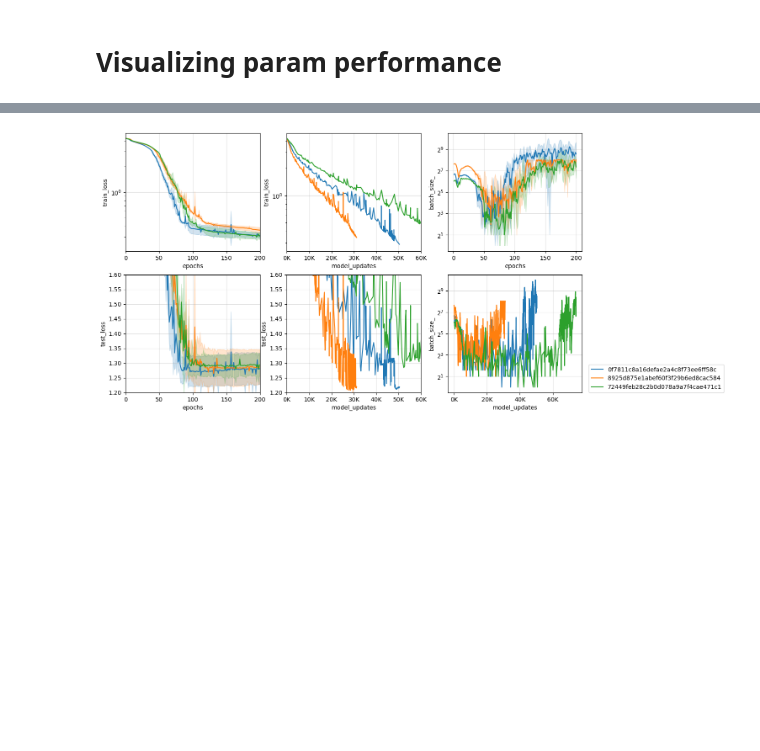
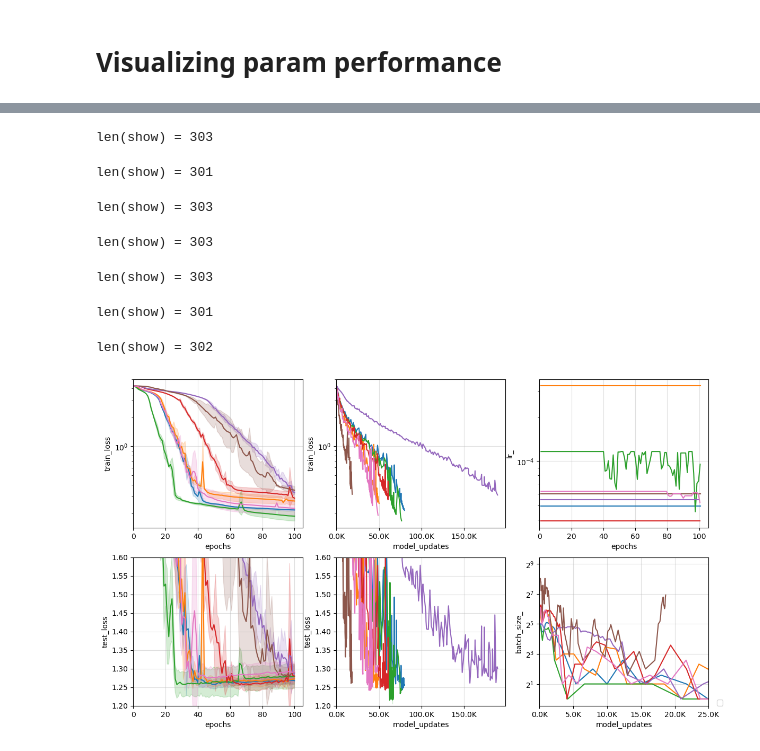
Before and after one commit to stsievert/adadamp-experiments, a Jupyter notebook: exp-finetune/viz-random-search.ipynb, the cells around one changed output, grey strips where cells are left out. Cells and saved outputs as stored; diff of their text form; code cells hidden in the pictures; blank space fills up the shorter version.

```diff
--- a/exp-finetune/viz-random-search.ipynb
+++ b/exp-finetune/viz-random-search.ipynb
@@ -102 +110,3 @@ for c, ax in zip(params, axs.flatten()):
+# %%
+N_BEST = 7
 # %%
@@ -125,19 +146,0 @@ Text(0, 0.5, 'std_test_score')
-# %%
-import numpy as np
-def md5(x) -> str:
-    import hashlib
-    result = hashlib.md5(str(x).encode("ascii"))
-    return result.digest().hex()
-
-def clean(x):
-    if isinstance(x, list):
-        return [clean(i) for i in x]
-    if isinstance(x, tuple):
-        return tuple([clean(i) for i in x])
-    if isinstance(x, dict):
-        return {k: clean(v) for k, v in x.items()}
-    if isinstance(x, (np.int32, np.int64, np.float64, np.float32)):
-        return x.item()
-    if isinstance(x, np.ndarray):
-        return x.tolist()
-    return x
@@ -248,39 +208,52 @@ ipdb>  q
 # %%
 w = 4
 fig, axs = plt.subplots(ncols=3, nrows=2, figsize=(3.5 * w, 2 * w))
 for ident, _dfs in best_runs.items():
     show = pd.concat(_dfs).reset_index()
     show["epochs"] = show["epochs"].astype(int)
+    print("len(show) =", len(show))
     # show["model_updates"] = ((show["model_updates"] * 1000).astype(int)) / 1000
     kwargs = dict(data=show, estimator="mean", errorbar="sd")
     # kwargs = dict(data=_dfs[0], errorbar="sd")
     # _df = pd.concat(_dfs)
     for i, loss in enumerate(["train_loss", "test_loss"]):
         for j, time in enumerate(["epochs", "model_updates"]):
             #ax = sns.lineplot(x=time, y=loss, ax=axs[i][j], **kwargs)
             ax = sns.lineplot(x=time, y=loss, ax=axs[i][j], **kwargs)
             if "test" in loss:
                 ax.set_ylim(1.2, 1.6)
             if "train" in loss:
                 ax.set_yscale("log")
 
             if "updates" in time:
-                ax.xaxis.set_major_formatter(lambda x, _: f"{int(x / 1e3)}K")
-                ax.set_xlim(0, 60_000)
-            if "epochs" in time:
-                ax.set_xlim(0,200)
+                ax.xaxis.set_major_formatter(lambda x, _: f"{x / 1e3}K")
+                # ax.set_xlim(0, 10_000 if "geodamp" not in damper else 3_000)
+            # if "epochs" in time:
+            #     ax.set_xlim(0,200)
             # ax.set_xlim(0, None)
                 # ax.set_xscale("log", base=10)
                 # ax.set_xlim(10_000, None)
-    for i, time in enumerate(["epochs","model_updates"]):
-        kwargs = dict(label=ident) if i == 1 else {}
-        ax = sns.lineplot(x=time, y="batch_size_", data=show, ax=axs[i][2], **kwargs)
+    for i, (time, var) in enumerate([("epochs", "lr_"), ("model_updates", "batch_size_")]):
+        # kwargs = dict(label=ident) if i == 1 else {}
+        kwargs = dict(errorbar="sd")
+        ax = sns.lineplot(x=time, y=var, data=_dfs[2], ax=axs[i][2], **kwargs)
         if i == 1:
             ax.legend(loc=(1.05, 0))
-        ax.set_yscale("log", base=2)
+        ax.set_yscale("log", base=2 if "batch" in var else 10)
         if "updates" in time:
-            ax.xaxis.set_major_formatter(lambda x, _: f"{int(x / 1e3)}K")
+            ax.xaxis.set_major_formatter(lambda x, _: f"{x / 1e3}K")
+            ax.set_xlim(0, 25_000)
+        # if "epochs" in time:
+            # ax.set_xscale("log", base=10)
 for ax in axs.flatten():
     ax.grid(alpha=0.4)
+    ax.set_xlim(0, None)
 # %% [output]
+len(show) = 303
+len(show) = 301
+len(show) = 303
+len(show) = 303
+len(show) = 303
+len(show) = 301
+len(show) = 302
-[figure, old version]
+[figure, new version]
```
Also changed, not shown: parts of 31 cells of this notebook, 4 other files.
